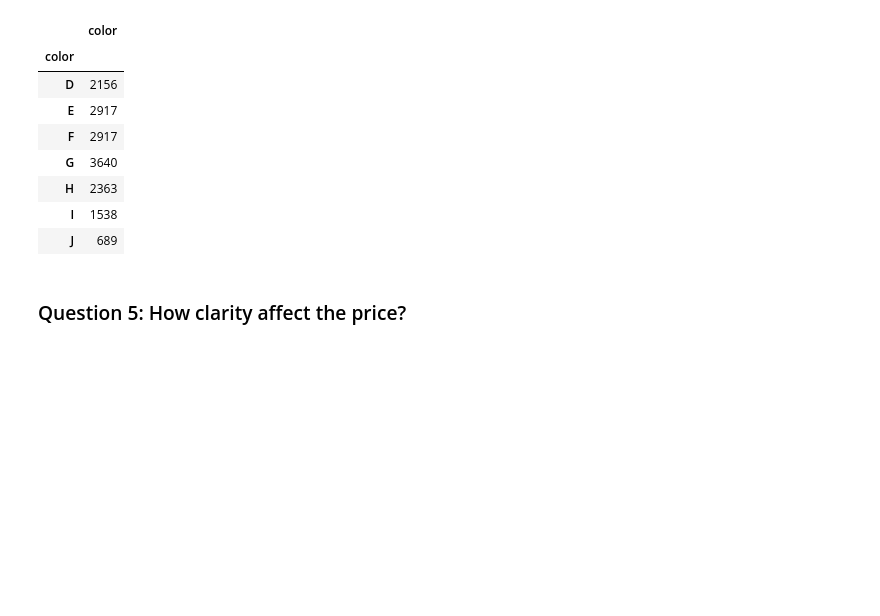
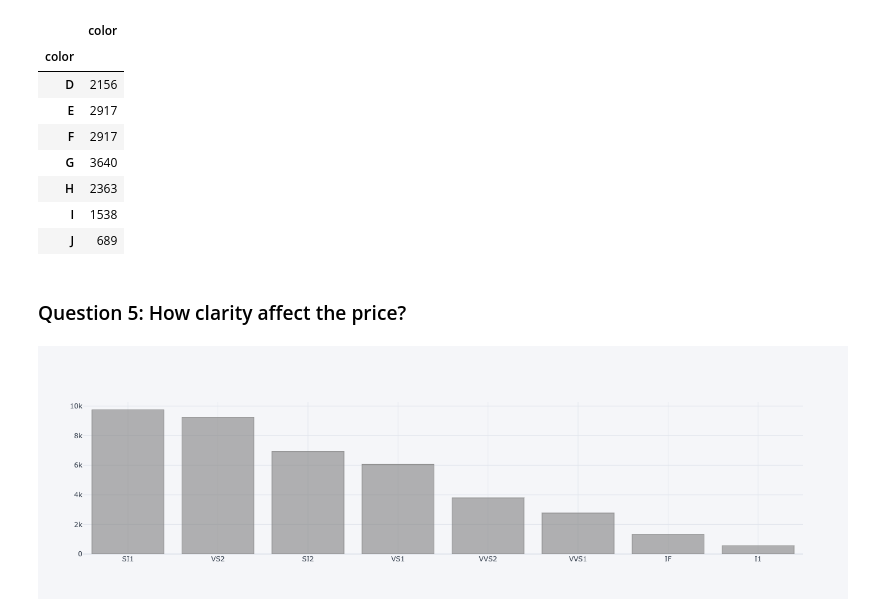
Before and after one commit to ssarahreyes/ih_datamadpt1120_project_m2, a Jupyter notebook: notebooks/data_analysis_report.ipynb, the cells around one changed output. Saved outputs shown, nothing was run; the diff lists cells and outputs as text; code cells hidden in the pictures; blank space fills up the shorter version.

```diff
--- a/notebooks/data_analysis_report.ipynb
+++ b/notebooks/data_analysis_report.ipynb
@@ -246,4 +249,10 @@ ideal_diamonds.groupby('color').agg({'color':'count'})
 | J | 689 |
 # %% [markdown]
 ### Question 5: How clarity affect the price?
+# %%
+# how many diamonds for each clarity are there?
+count_by_clarity = df['clarity'].value_counts()
+count_by_clarity.iplot(kind='bar', color='grey')
+# %% [output]
+[figure, added]
 # %%
```
Also changed, not shown: parts of 13 cells of this notebook.
